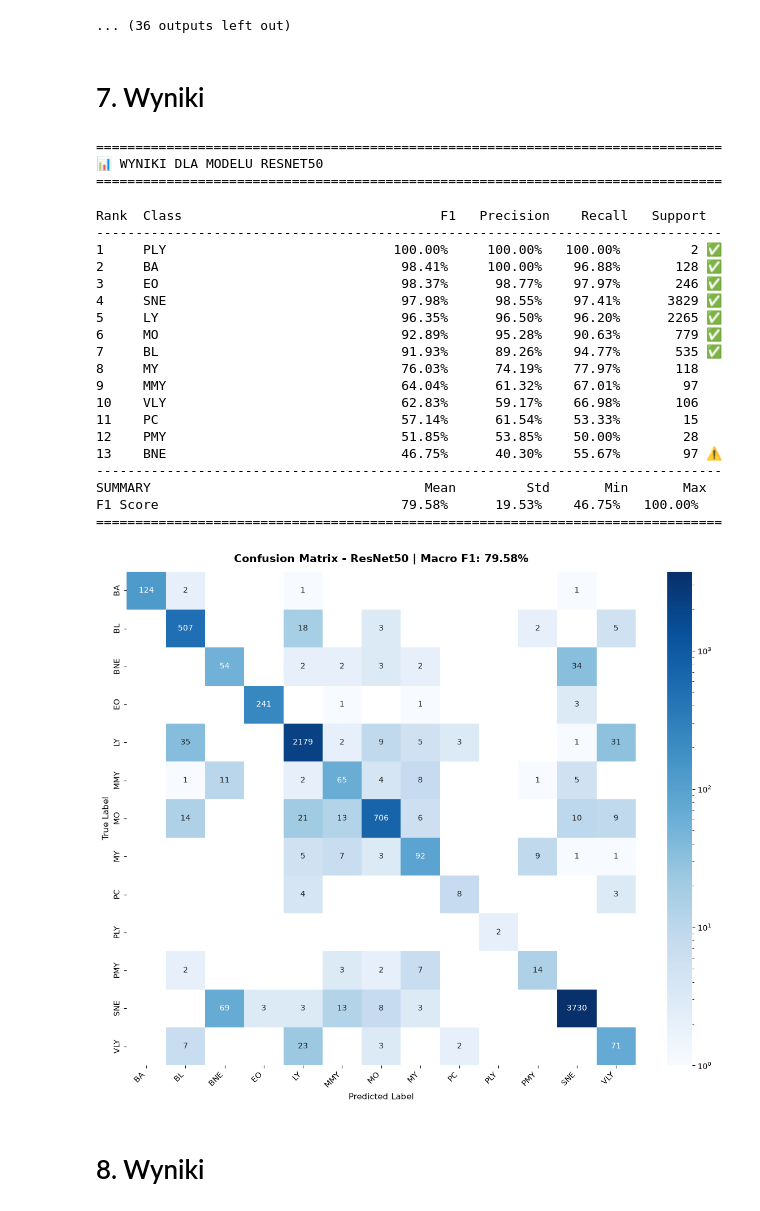
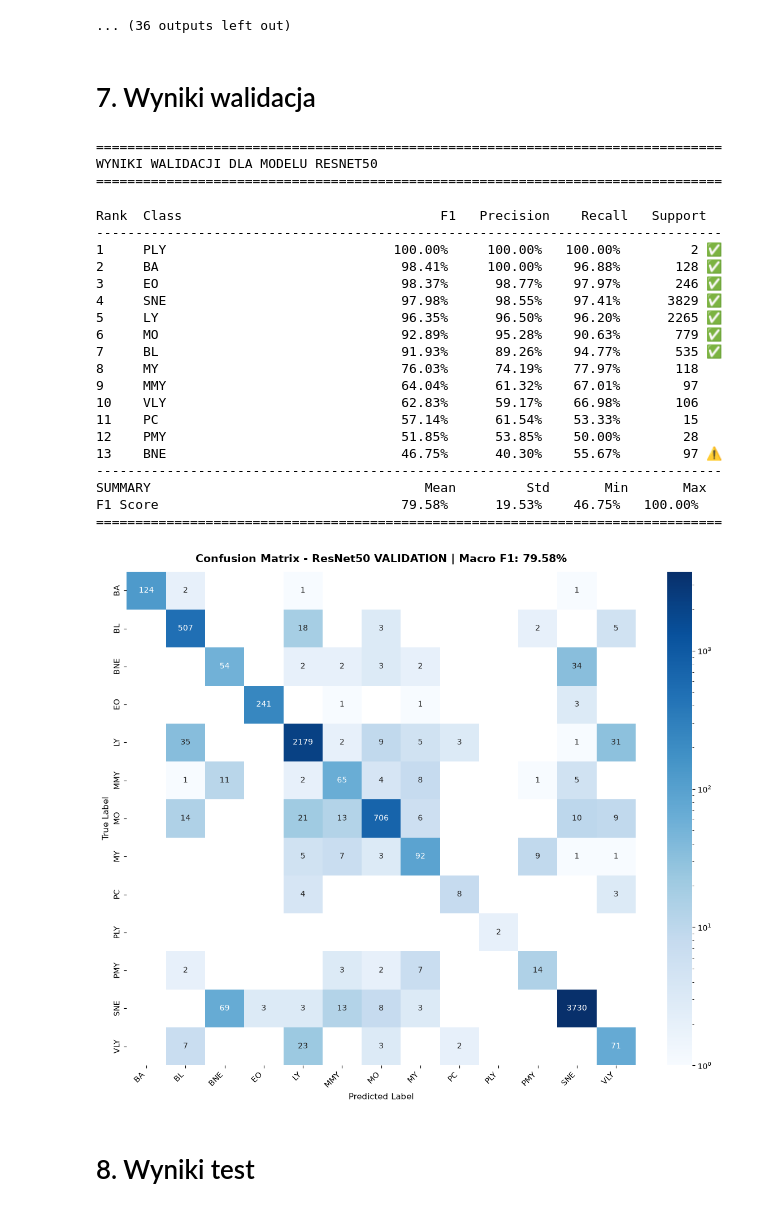
Before and after one commit to Rafitooo/AplikacjaWspomagajacaRozpoznawanieTypowKomorekKrwiNaPodstawieZdjecMikroskopowych, a Jupyter notebook: src/training.ipynb, the cells around one changed output. Cells and saved outputs as stored; diff of their text form; code cells hidden in the pictures.

Commit message:
dodanie preprocessingu, skryptu treningowego, walidacyjnego i wyniki

```diff
--- a/src/training.ipynb
+++ b/src/training.ipynb
@@ -138,8 +132,7 @@ ResNet(
 # %% [markdown]
 # 5. Inicjalizacja treningu
 # %%
-model = model.to(device)
-weights_tensor = class_weights.to(device)
-criterion = nn.CrossEntropyLoss(weight=weights_tensor)
-optimizer = optim.AdamW(model.parameters(), lr=0.0001, weight_decay=1e-4)
-print("Inicjalizacja zakończona pomyślnie. Środowisko gotowe do treningu!")
+model = model.to(device) #przeniesienie modelu na odpowiednie urządzenie
+weights_tensor = class_weights.to(device) #przeniesienie tensora wag klas na odpowiednie urządzenie
+loss_function = nn.CrossEntropyLoss(weight=weights_tensor) #definicja funkcja straty uwzględniająca wyliczone wagi
+optimizer = optim.AdamW(model.parameters(), lr=0.0001, weight_decay=1e-4) #inicjalizacja optymalizatora AdamW z mniejszym współczynnikiem uczenia oraz regularyzacją wag
@@ -304,34 +295,33 @@ Epoch 11/50 [634.1s]
    --> New best! Macro F1: 76.52%
 ... (36 outputs left out)
 # %% [markdown]
-# 7. Wyniki
+# 7. Wyniki walidacja
 # %%
 class_names = train_dataset.classes
-labels_indices = list(range(len(class_names)))
+labels_index = list(range(len(class_names)))
 
 print("\n" + "="*80)
-print("WYNIKI DLA MODELU RESNET50")
+print("WYNIKI WALIDACJI DLA MODELU RESNET50")
 print("="*80)
 
-#wczytujemy najlepszy zapisany model z treningu
 model.load_state_dict(torch.load("best_resnet50_wbc.pth", weights_only=True))
 model.eval()
 
 all_true = []
-all_preds = []
+all_predictions = []
 
 with torch.no_grad():
-    for inputs, labels in tqdm(val_loader, desc="Ewaluacja modelu", leave=False):
+    for inputs, labels in tqdm(val_loader, desc="Ewaluacja (Walidacja)", leave=False):
         inputs, labels = inputs.to(device), labels.to(device)
         outputs = model(inputs)
         _, predicted = torch.max(outputs, 1)
 
         all_true.extend(labels.cpu().tolist())
-        all_preds.extend(predicted.cpu().tolist())
+        all_predictions.extend(predicted.cpu().tolist())
 
-f1 = f1_score(all_true, all_preds, labels=labels_indices, average=None, zero_division=0) * 100
-prec = precision_score(all_true, all_preds, labels=labels_indices, average=None, zero_division=0) * 100
-rec = recall_score(all_true, all_preds, labels=labels_indices, average=None, zero_division=0) * 100
+f1 = f1_score(all_true, all_predictions, labels=labels_indices, average=None, zero_division=0) * 100
+prec = precision_score(all_true, all_predictions, labels=labels_indices, average=None, zero_division=0) * 100
+rec = recall_score(all_true, all_predictions, labels=labels_indices, average=None, zero_division=0) * 100
 supp = Counter(all_true)
 
 stats = []
@@ -353,43 +343,42 @@ print(f"{'SUMMARY':<36}{'Mean':>10}{'Std':>12}{'Min':>10}{'Max':>10}")
 print(f"{'F1 Score':<36}{mean_f1:>8.2f}%{np.std(f1_vals):>11.2f}%{np.min(f1_vals):>9.2f}%{np.max(f1_vals):>9.2f}%")
 print("="*80 + "\n")
 
-#macierz pomyłek
-cm = confusion_matrix(all_true, all_preds, labels=labels_indices)
+cm = confusion_matrix(all_true, all_predictions, labels=labels_indices)
 plt.figure(figsize=(12, 10))
 ax = sns.heatmap(cm, mask=(cm == 0), annot=True, fmt='d', cmap='Blues',
                  norm=LogNorm(vmin=1, vmax=cm.max()), xticklabels=class_names, yticklabels=class_names, cbar=True)
 ax.set_facecolor('white')
-plt.title(f'Confusion Matrix - ResNet50 | Macro F1: {mean_f1:.2f}%', fontsize=14, pad=12, fontweight='bold')
+plt.title(f'Confusion Matrix - ResNet50 VALIDATION | Macro F1: {mean_f1:.2f}%', fontsize=14, pad=12, fontweight='bold')
 plt.xlabel('Predicted Label', fontsize=11)
 plt.ylabel('True Label', fontsize=11)
 plt.xticks(rotation=45, ha='right')
 plt.yticks(rotation=90, va='center')
 plt.tight_layout()
-plt.savefig('confusion_matrix_resnet50.png', dpi=300, bbox_inches='tight')
+plt.savefig('confusion_matrix_resnet50_validation.png', dpi=300, bbox_inches='tight')
 plt.show()
 # %% [output]
 ================================================================================
-📊 WYNIKI DLA MODELU RESNET50
+WYNIKI WALIDACJI DLA MODELU RESNET50
 ================================================================================
 Rank  Class                                 F1   Precision    Recall   Support
 --------------------------------------------------------------------------------
 1     PLY                             100.00%     100.00%   100.00%         2 ✅
 2     BA                               98.41%     100.00%    96.88%       128 ✅
 3     EO                               98.37%      98.77%    97.97%       246 ✅
 4     SNE                              97.98%      98.55%    97.41%      3829 ✅
 5     LY                               96.35%      96.50%    96.20%      2265 ✅
 6     MO                               92.89%      95.28%    90.63%       779 ✅
 7     BL                               91.93%      89.26%    94.77%       535 ✅
 8     MY                               76.03%      74.19%    77.97%       118
 9     MMY                              64.04%      61.32%    67.01%        97
 10    VLY                              62.83%      59.17%    66.98%       106
 11    PC                               57.14%      61.54%    53.33%        15
 12    PMY                              51.85%      53.85%    50.00%        28
 13    BNE                              46.75%      40.30%    55.67%        97 ⚠️
 --------------------------------------------------------------------------------
 SUMMARY                                   Mean         Std       Min       Max
 F1 Score                               79.58%      19.53%    46.75%   100.00%
 ================================================================================
-[figure, old version]
+[figure, new version]
 # %% [markdown]
-# 8. Wyniki
+# 8. Wyniki test
```
Also changed, not shown: parts of 6 cells of this notebook.
